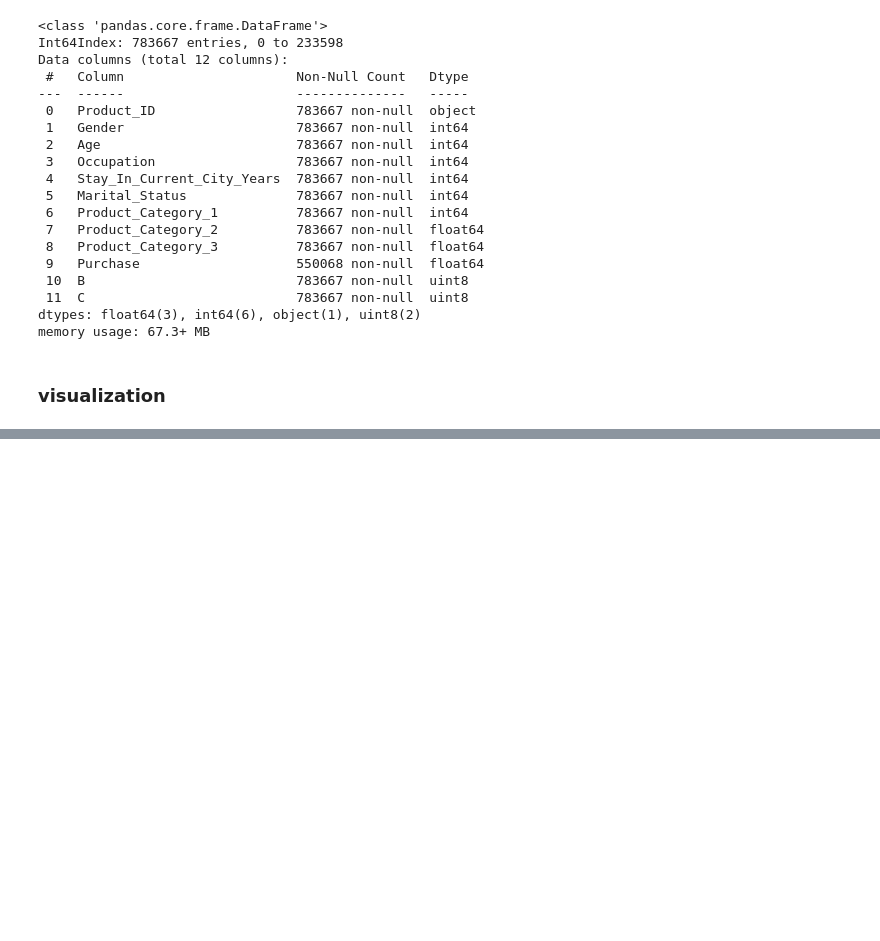
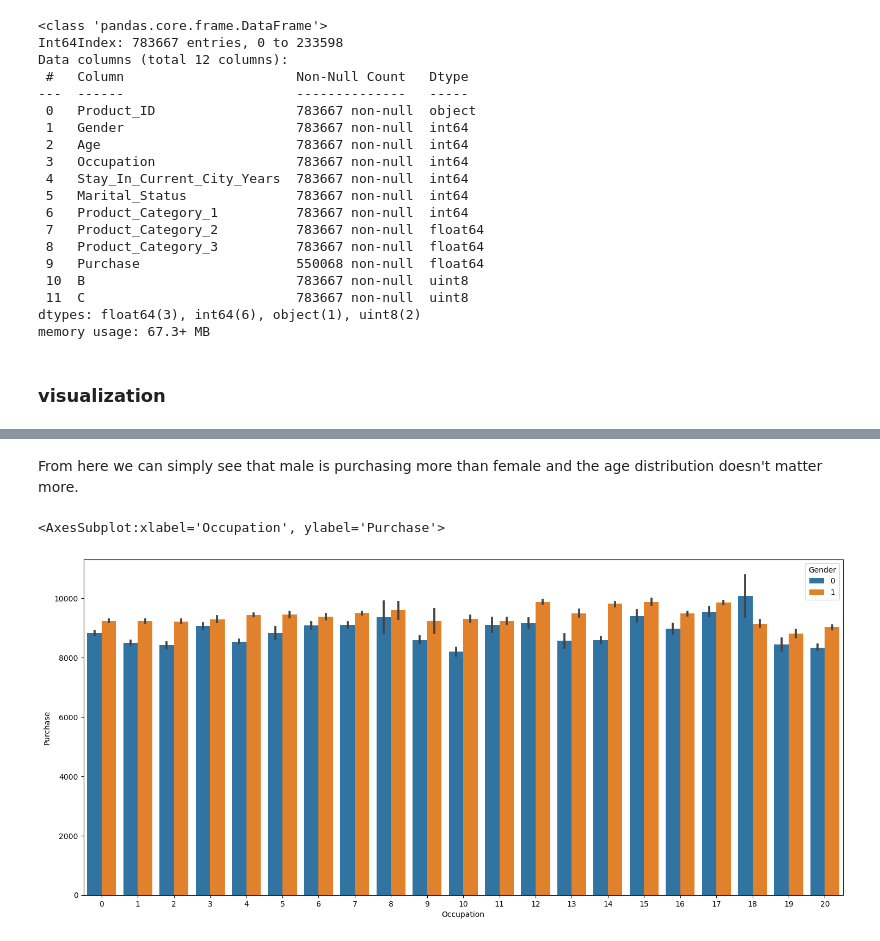
Before and after one commit to pythonpioneer/Data-Science, a Jupyter notebook: EDA/Black-friday/Untitled.ipynb, the cells around one changed output, grey strips where cells are left out. Saved outputs shown, nothing was run; the diff lists cells and outputs as text; code cells hidden in the pictures; blank space fills up the shorter version.

```diff
--- a/EDA/Black-friday/Untitled.ipynb
+++ b/EDA/Black-friday/Untitled.ipynb
@@ -345,0 +346,9 @@ ValueError: cannot reindex on an axis with duplicate labels
+# %% [markdown]
+<p>From here we can simply see that male is purchasing more than female and the age distribution doesn't matter more.</p>
+# %%
+# now, let's visulise for purchase over occupation
+plt.subplots(figsize=(18, 8))
+sns.barplot(x='Occupation', y='Purchase', hue='Gender', data=df)
+# %% [output]
+<AxesSubplot:xlabel='Occupation', ylabel='Purchase'>
+[figure, added]
```
Also changed, not shown: parts of 8 cells of this notebook.
